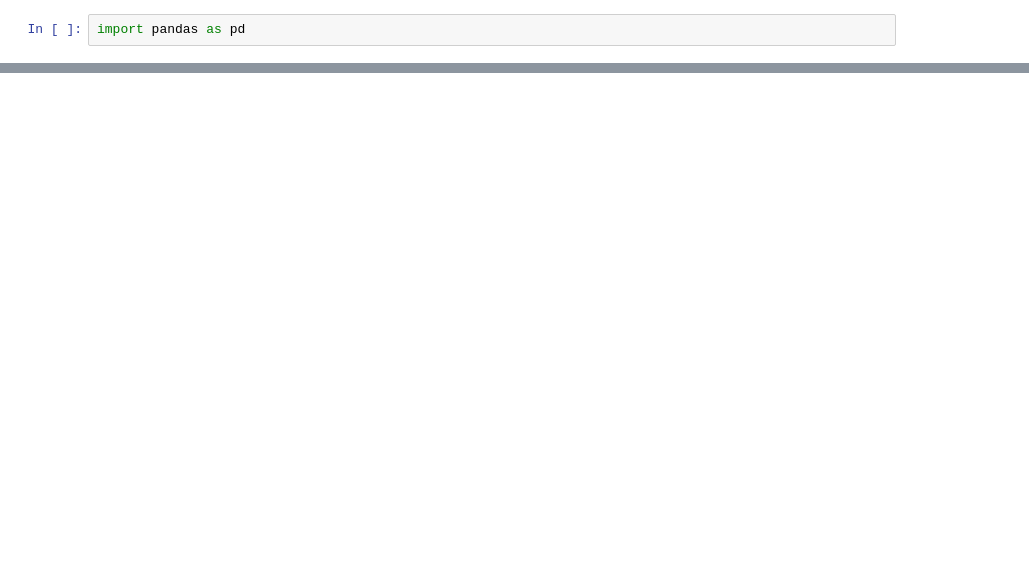
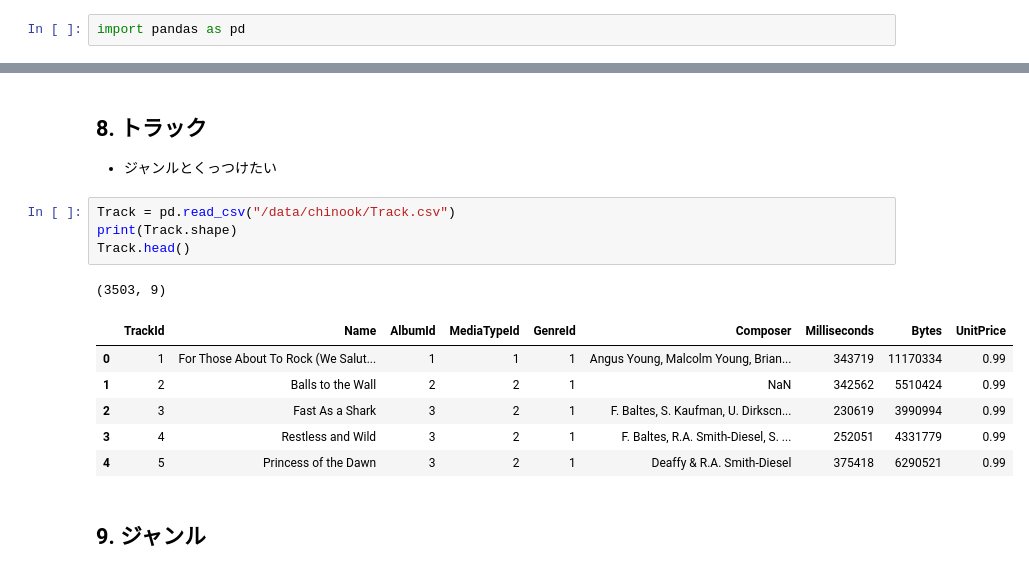
Before and after one commit to hoshi-comm/SQL-practice, a Jupyter notebook: src/main.ipynb, the cells around one changed output, grey strips where cells are left out. Drawn from its saved outputs; the diff is of its cells as text; blank space fills up the shorter version.

```diff
--- a/src/main.ipynb
+++ b/src/main.ipynb
@@ -16,0 +108,17 @@ Customer.head()
+# %% [markdown]
+## 8. トラック
+- ジャンルとくっつけたい
+# %%
+Track = pd.read_csv("/data/chinook/Track.csv")
+print(Track.shape)
+Track.head()
+# %% [output]
+(3503, 9)
+|  | TrackId | Name | AlbumId | MediaTypeId | GenreId | Composer | Milliseconds | Bytes | UnitPrice |
+| 0 | 1 | For Those About To Rock (We Salut... | 1 | 1 | 1 | Angus Young, Malcolm Young, Brian... | 343719 | 11170334 | 0.99 |
+| 1 | 2 | Balls to the Wall | 2 | 2 | 1 | NaN | 342562 | 5510424 | 0.99 |
+| 2 | 3 | Fast As a Shark | 3 | 2 | 1 | F. Baltes, S. Kaufman, U. Dirkscn... | 230619 | 3990994 | 0.99 |
+| 3 | 4 | Restless and Wild | 3 | 2 | 1 | F. Baltes, R.A. Smith-Diesel, S. ... | 252051 | 4331779 | 0.99 |
+| 4 | 5 | Princess of the Dawn | 3 | 2 | 1 | Deaffy & R.A. Smith-Diesel | 375418 | 6290521 | 0.99 |
+# %% [markdown]
+## 9. ジャンル
```
Also changed, not shown: parts of 23 cells of this notebook, 3 other files.
